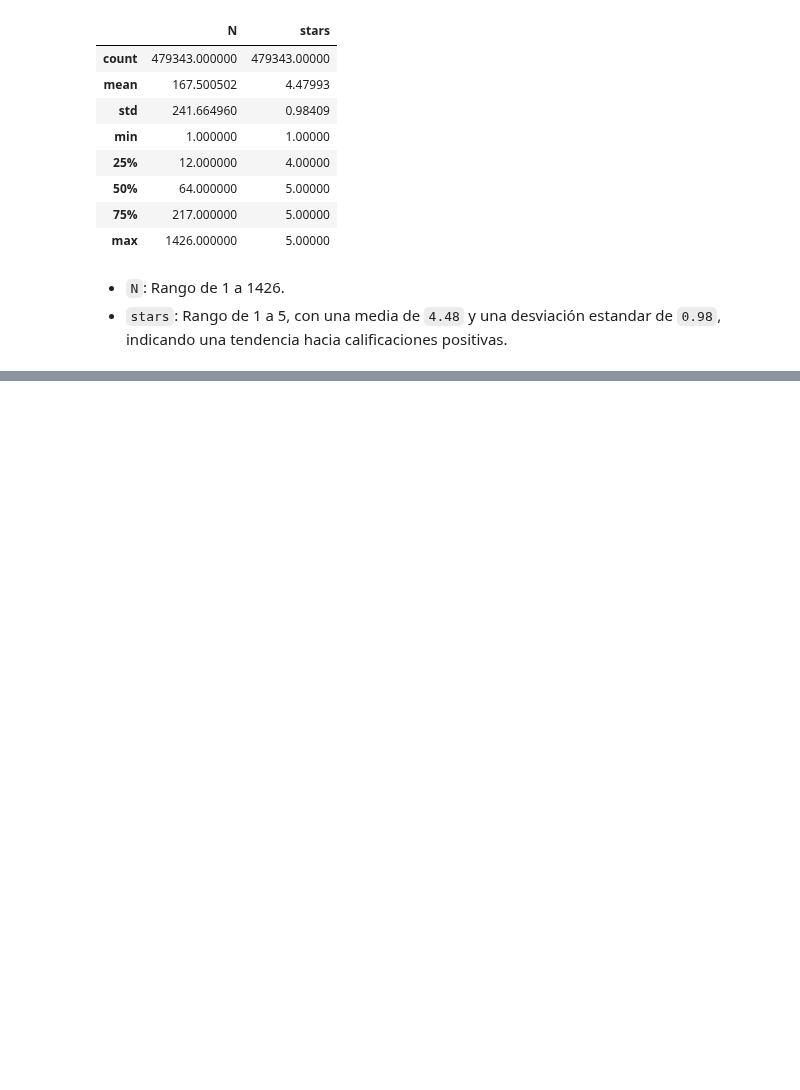
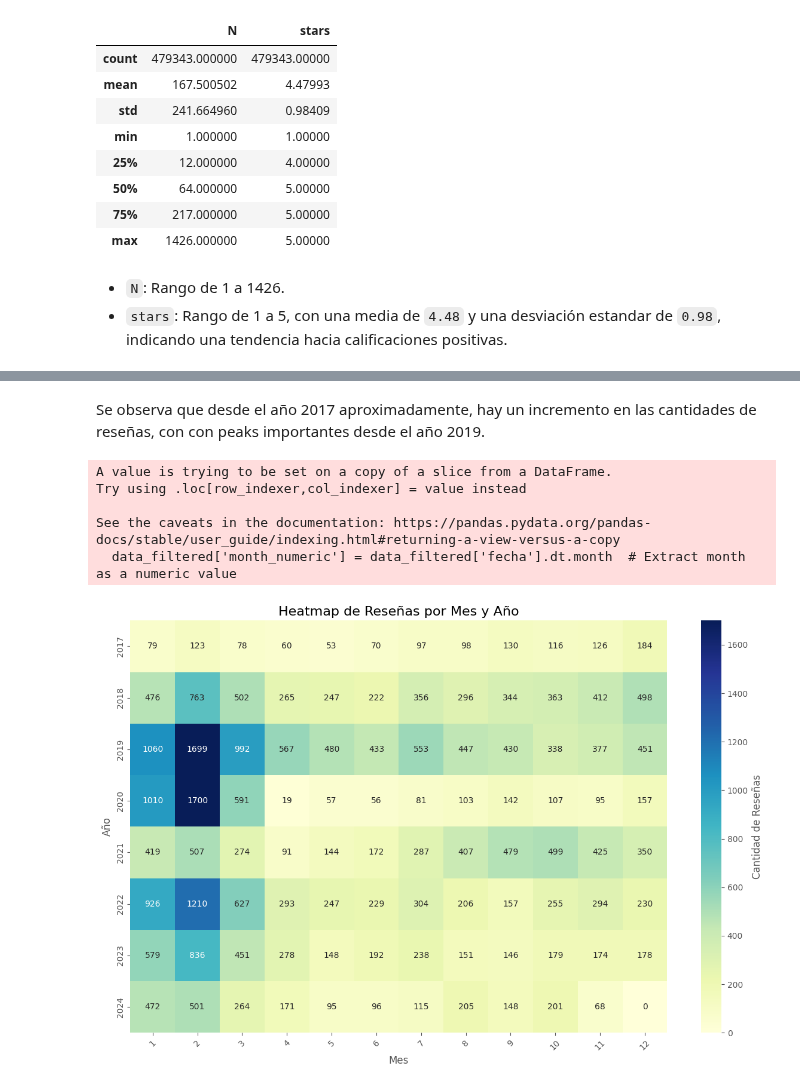
Before and after one commit to RiveraCamilo/Tarea_Final_Redes, a Jupyter notebook: notebooks/1. Analisis_exploratorio.ipynb, the cells around one changed output, grey strips where cells are left out. Cells and saved outputs as stored; diff of their text form; code cells hidden in the pictures; blank space fills up the shorter version.

```diff
--- a/notebooks/1. Analisis_exploratorio.ipynb
+++ b/notebooks/1. Analisis_exploratorio.ipynb
@@ -90,0 +151,34 @@ sampled_data.to_csv("../data/sampled_data.csv", index=False, encoding="utf-8")
+# %% [markdown]
+Se observa que desde el año 2017 aproximadamente, hay un incremento en las cantidades de reseñas, con con peaks importantes desde el año 2019.
+# %%
+# filtrar datos desde 2017
+data_filtered = data[data['year'] >= 2017]
+
+# Datos para heatmap
+data_filtered['month_numeric'] = data_filtered['fecha'].dt.month  # Extract month as a numeric value
+heatmap_data = data_filtered.pivot_table(
+    index='year',
+    columns='month_numeric',
+    values='N',
+    aggfunc='count',
+    fill_value=0
+)
+
+# Dibujar el gráfico
+plt.figure(figsize=(12, 8))
+sns.heatmap(heatmap_data, cmap='YlGnBu', annot=True, fmt='d', cbar_kws={'label': 'Cantidad de Reseñas'})
+
+plt.title('Heatmap de Reseñas por Mes y Año', fontsize=16)
+plt.xlabel('Mes', fontsize=12)
+plt.ylabel('Año', fontsize=12)
+plt.xticks(np.arange(12) + 0.5, [str(i) for i in range(1, 13)], rotation=45, fontsize=10)
+plt.yticks(np.arange(len(heatmap_data.index)) + 0.5, heatmap_data.index.astype(int), fontsize=10)  # Remove decimals
+plt.tight_layout()
+plt.show()
+# %% [output]
+A value is trying to be set on a copy of a slice from a DataFrame.
+Try using .loc[row_indexer,col_indexer] = value instead
+
+See the caveats in the documentation: https://pandas.pydata.org/pandas-docs/stable/user_guide/indexing.html#returning-a-view-versus-a-copy
+  data_filtered['month_numeric'] = data_filtered['fecha'].dt.month  # Extract month as a numeric value
+[figure, added]
```
Also changed, not shown: parts of 18 cells of this notebook, 1 other file.
